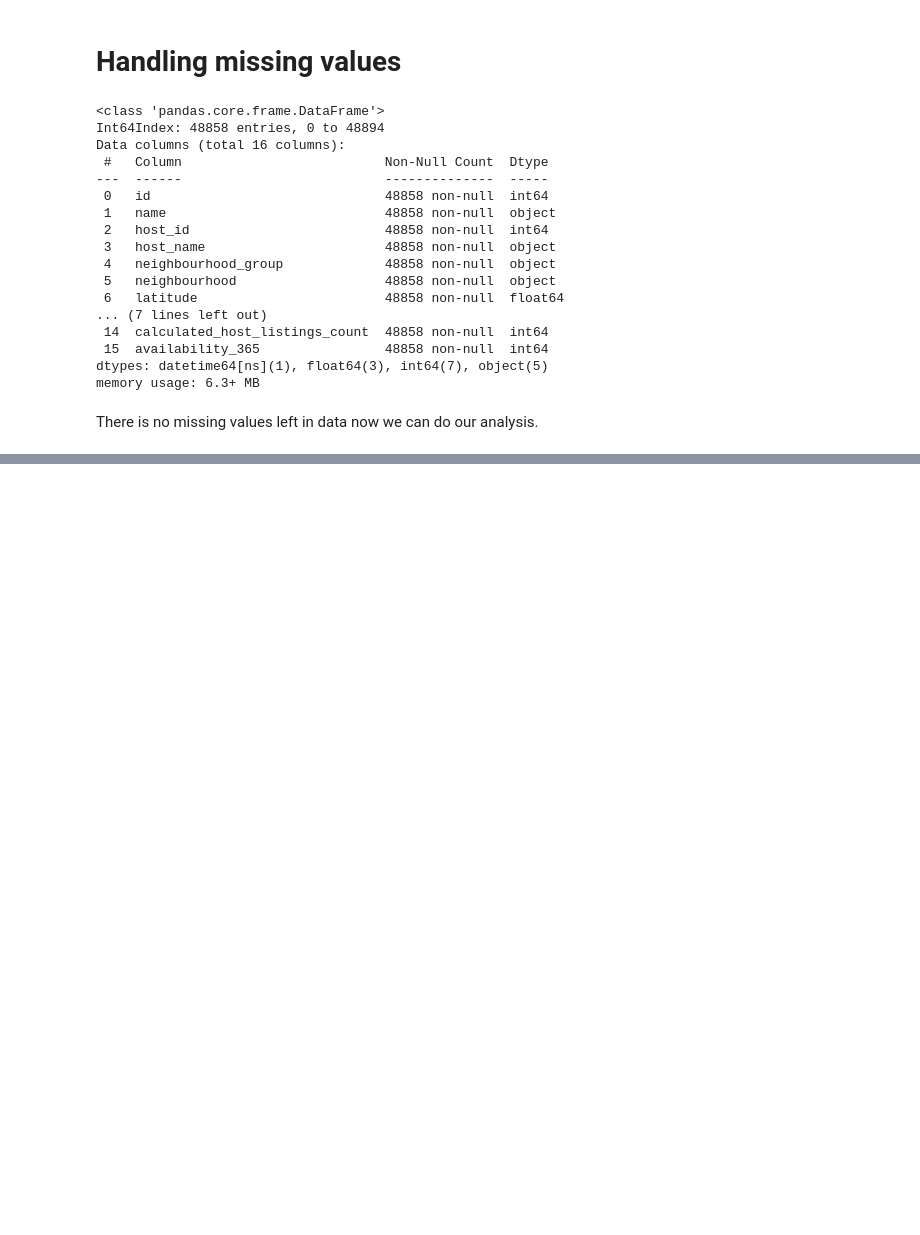
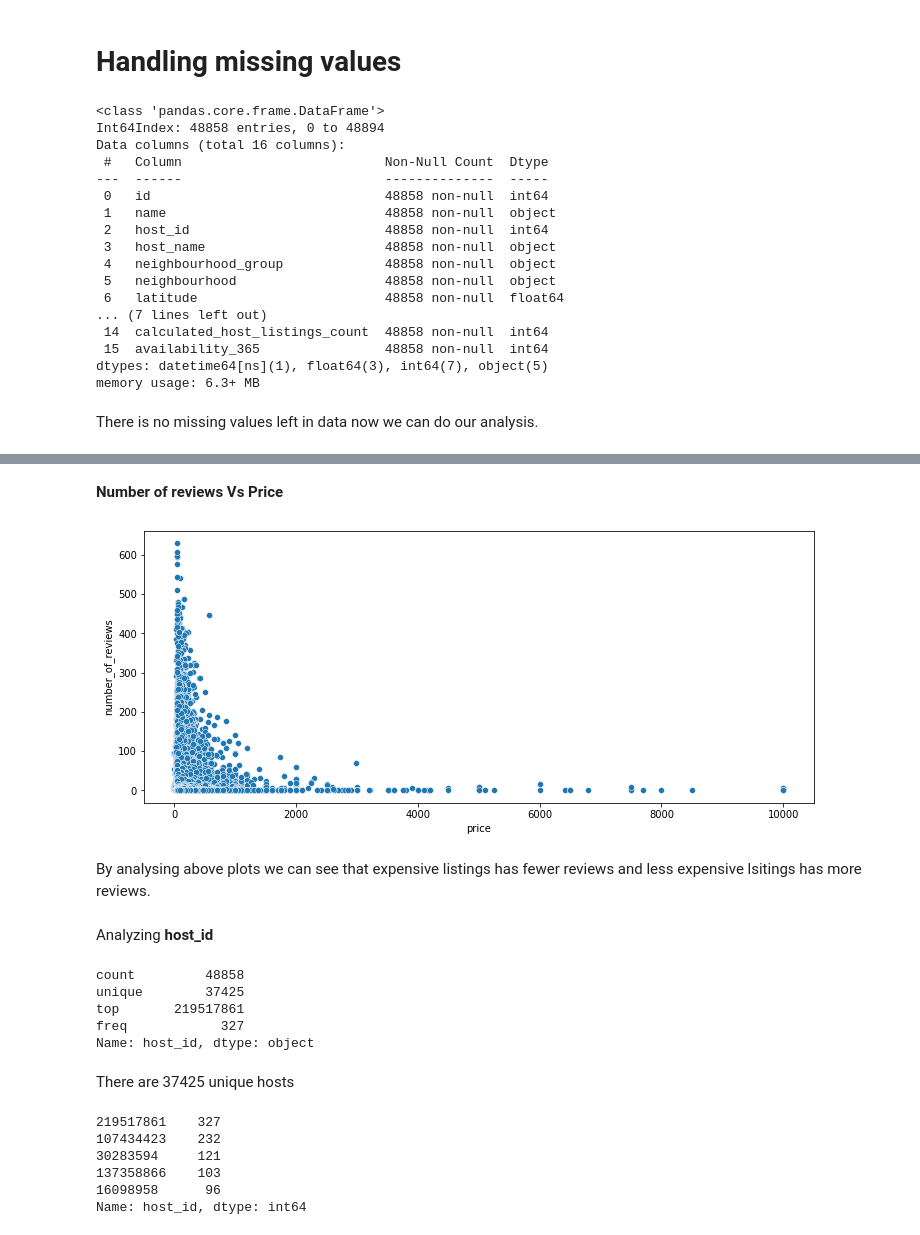
Before and after one commit to Shubham-naik-ai/Airbnb_EDA, a Jupyter notebook: Copy_of_Airbnb_Bookings_Analysis_Capstone_Project.ipynb, the cells around one changed output, grey strips where cells are left out. Cells and saved outputs as stored; diff of their text form; code cells hidden in the pictures; blank space fills up the shorter version.

```diff
--- a/Copy_of_Airbnb_Bookings_Analysis_Capstone_Project.ipynb
+++ b/Copy_of_Airbnb_Bookings_Analysis_Capstone_Project.ipynb
@@ -177,0 +198,33 @@ airbnb = airbnb[columns_to_keep]
+# %% [markdown]
+**Number of reviews Vs Price**
+# %%
+#Observing price and number_of_reviews columns
+a, ax = plt.subplots(figsize=(12, 5))
+fig = sns.scatterplot(x='price', y='number_of_reviews', data=airbnb)
+# %% [output]
+[figure, added]
+# %% [markdown]
+By analysing above plots we can see that expensive listings has fewer reviews and less expensive lsitings has more reviews.
+# %% [markdown]
+Analyzing **host_id**
+# %%
+airbnb['host_id'] = airbnb['host_id'].astype(str)
+airbnb['host_id'].describe()
+# %% [output]
+count         48858
+unique        37425
+top       219517861
+freq            327
+Name: host_id, dtype: object
+# %% [markdown]
+There are 37425 unique hosts
+# %%
+#checking top host listings counts
+airbnb.host_id.value_counts().head()
+# %% [output]
+219517861    327
+107434423    232
+30283594     121
+137358866    103
+16098958      96
+Name: host_id, dtype: int64
```
Also changed, not shown: parts of 18 cells of this notebook.
